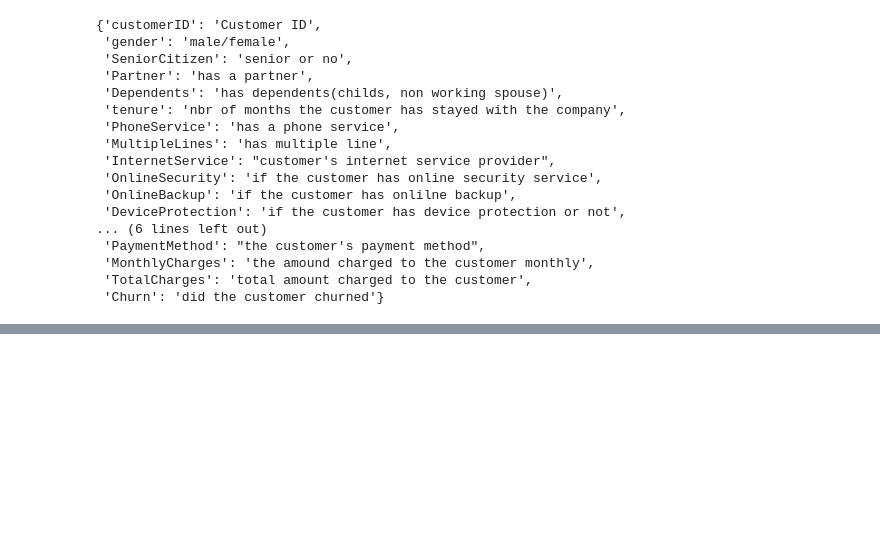
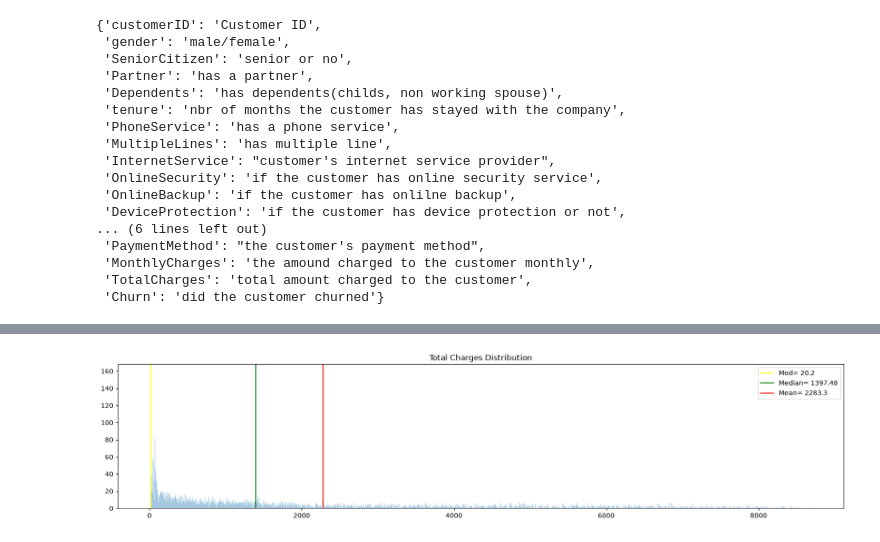
Before and after one commit to Amine-Gharout/Churn-Sentinel-MLOps-Pipeline-with-Automated-Retraining, a Jupyter notebook: notebooks/EDA.ipynb, the cells around one changed output, grey strips where cells are left out. Cells and saved outputs as stored; diff of their text form; code cells hidden in the pictures; blank space fills up the shorter version.

```diff
--- a/notebooks/EDA.ipynb
+++ b/notebooks/EDA.ipynb
@@ -107,0 +122,13 @@ plt.show()
+# %%
+fig,ax  = plt.subplots( figsize= (20,4))
+m= df['TotalCharges']
+m.mode()
+ax.hist(m, bins=2000, alpha=0.4)
+ax.axvline(m.mode(True).to_numpy()[0], label= f'Mod= {round(m.mode(True).to_numpy()[0],2)}', c='yellow')
+ax.axvline(m.quantile(), label= f'Median= {round(m.quantile(),2)}', c='green')
+ax.axvline(m.mean(), label= f'Mean= {round(m.mean(),2)}', c='red')
+ax.set_title("Total Charges Distribution")
+ax.legend()
+plt.show()
+# %% [output]
+[figure, added]
```
Also changed, not shown: parts of 24 cells of this notebook.
